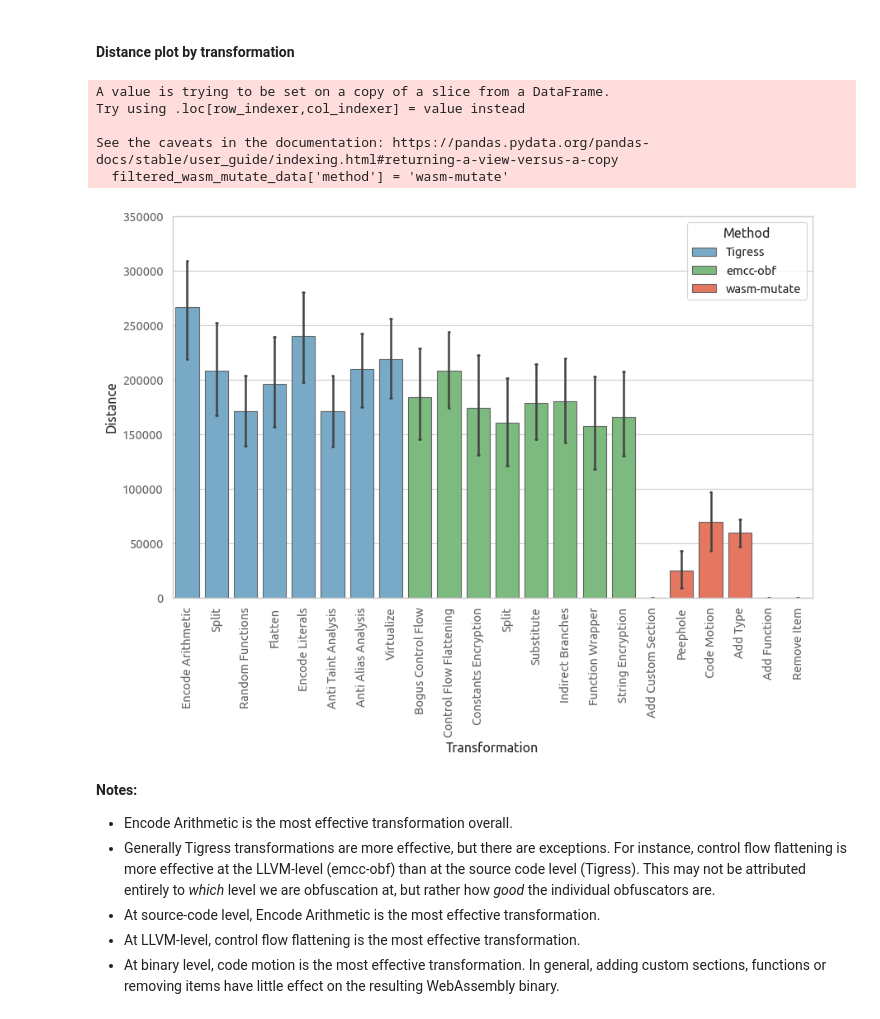
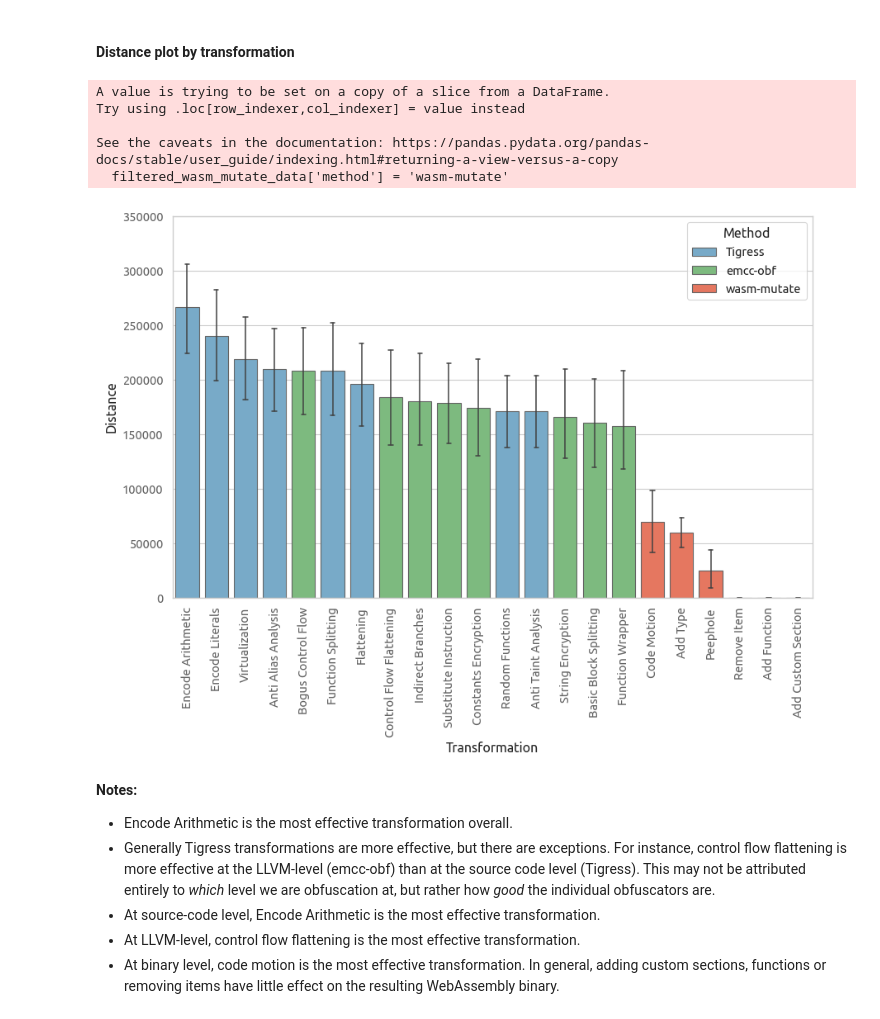
Before and after one commit to HakonHarnes/wasm-obf, a Jupyter notebook: analysis/distance.ipynb, the cells around one changed output. Drawn from its saved outputs; the diff is of its cells as text; code cells hidden in the pictures.

```diff
--- a/analysis/distance.ipynb
+++ b/analysis/distance.ipynb
@@ -110,15 +154,29 @@ See the caveats in the documentation: https://pandas.pydata.org/pandas-docs/stab
 # %% [markdown]
 #### Distance plot by transformation
 # %%
-def plot_distance_by_transformation(df, xlabel, palette=palette, xlabels=None, path=None):
-    sns.barplot(data=df,
-                x='transformation',
+def plot_distance_by_transformation(df, xlabel, palette=None, path=None):
+
+    # Compute the average distance for each transformation_label
+    avg_distance = df.groupby('transformation_label')['distance'].mean().reset_index()
+
+    # Sort DataFrame by descending values of the average distance
+    avg_distance_sorted = avg_distance.sort_values('distance', ascending=False)
+
+    # Use the sorted order to sort the original DataFrame by transformation_label
+    df['transformation_label'] = pd.Categorical(df['transformation_label'],
+                                                categories=avg_distance_sorted['transformation_label'],
+                                                ordered=True)
+
+    sorted_df = df.sort_values('transformation_label')
+
+    sns.barplot(data=sorted_df,
+                x='transformation_label',
                 y='distance',
                 hue='method',
                 dodge=False,
                 palette=palette,
-                errwidth=errwidth,
-                capsize=capsize,
+                errwidth=1.1,
+                capsize=0.15,
                 edgecolor=edgecolor,
                 )
 
@@ -126,70 +184,38 @@ def plot_distance_by_transformation(df, xlabel, palette=palette, xlabels=None, p
     plt.ylabel('Distance')
     plt.xlabel(xlabel)
 
-    # Custom x labels
-    if xlabels is not None:
-        plt.xticks(range(len(xlabels)), xlabels, rotation=90)
+    plt.xticks(rotation=90)
 
     # Capitalize the first letter of the entries in the legend
     plt.legend(title='Method', loc='upper right')
 
     plt.ylim(0, 350000)
 
     # Save plot
     if path is not None:
         plt.savefig(path, dpi=300, bbox_inches="tight")
 
     # Show the plot
     plt.show()
 
 # filter wasm-mutate data
 filtered_wasm_mutate_data = wasm_mutate_data[wasm_mutate_data['iteration'] == -1]
 
-
 # Add a 'method' column to each dataframe
 tigress_data['method'] = 'Tigress'
 llvm_data['method'] = 'emcc-obf'
 filtered_wasm_mutate_data['method'] = 'wasm-mutate'
 
 # Concatenate all dataframes in the desired order: tigress, llvm, wasm_mutate
 df = pd.concat([tigress_data, llvm_data, filtered_wasm_mutate_data], ignore_index=True)
-
-# Define xlabels
-xlabels = [
-    'Encode Arithmetic',
-    'Split',
-    'Random Functions',
-    'Flatten',
-    'Encode Literals',
-    'Anti Taint Analysis',
-    'Anti Alias Analysis',
-    'Virtualize',
-
-    'Bogus Control Flow',
-    'Control Flow Flattening',
-    'Constants Encryption',
-    'Split',
-    'Substitute',
-    'Indirect Branches',
-    'Function Wrapper',
-    'String Encryption',
-
-    'Add Custom Section',
-    'Peephole',
-    'Code Motion',
-    'Add Type',
-    'Add Function',
-    'Remove Item',
-]
-
-plot_distance_by_transformation(df, xlabel='Transformation', xlabels=xlabels, palette=bgr_palette)
+plot_distance_by_transformation(df, xlabel='Transformation', palette=bgr_palette, path='./plots/distance/dist-transformations.png')
 # %% [output]
 A value is trying to be set on a copy of a slice from a DataFrame.
 Try using .loc[row_indexer,col_indexer] = value instead
 
 See the caveats in the documentation: https://pandas.pydata.org/pandas-docs/stable/user_guide/indexing.html#returning-a-view-versus-a-copy
   filtered_wasm_mutate_data['method'] = 'wasm-mutate'
-[figure, old version]
+[figure, new version]
 # %% [markdown]
 **Notes:**
 
```
Also changed, not shown: parts of 7 cells of this notebook, 2 other files.
